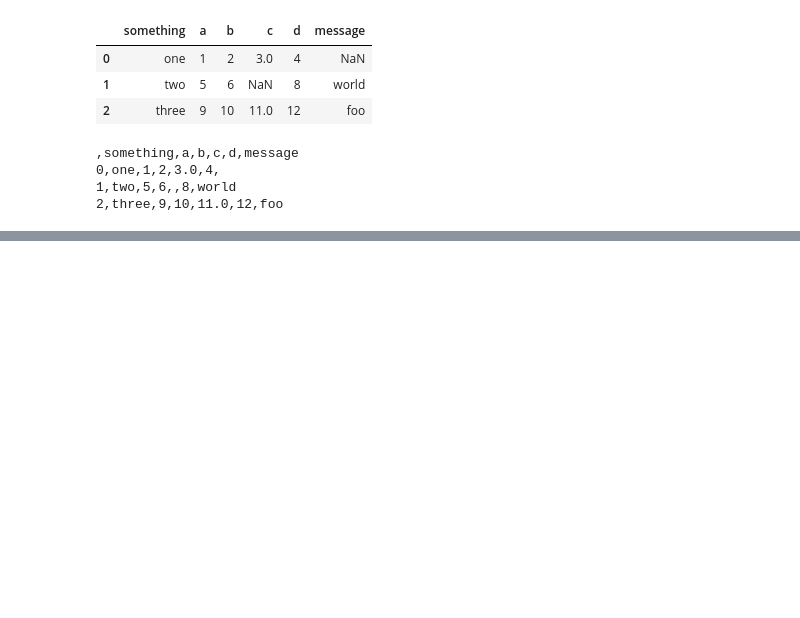
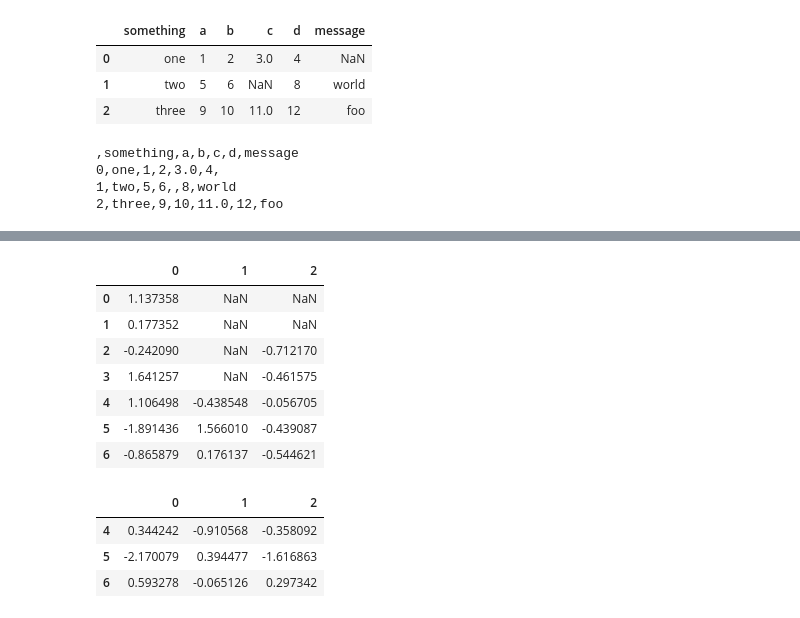
Before and after one commit to Chen-guoyi/Python-data-analysis, a Jupyter notebook: 利用 Python 进行数据分析（2nd）.ipynb, the cells around one changed output, grey strips where cells are left out. Saved outputs shown, nothing was run; the diff lists cells and outputs as text; code cells hidden in the pictures; blank space fills up the shorter version.

```diff
--- a/利用 Python 进行数据分析（2nd）.ipynb
+++ b/利用 Python 进行数据分析（2nd）.ipynb
@@ -1399,0 +1580,35 @@ data.to_csv('out.csv')
+# %%
+# 另一个滤除DataFrame行的问题涉及时间序列数据。
+# 假设你只想留下一部分观测数据，可以用thresh参数实现此目的：
+
+import pandas as pd
+from pandas import DataFrame
+import numpy as np
+
+df = pd.DataFrame(np.random.randn(7, 3))
+df.iloc[:4, 1] = NA
+df.iloc[:2, 2] = NA
+df
+# %% [output]
+|  | 0 | 1 | 2 |
+| 0 | 1.137358 | NaN | NaN |
+| 1 | 0.177352 | NaN | NaN |
+| 2 | -0.242090 | NaN | -0.712170 |
+| 3 | 1.641257 | NaN | -0.461575 |
+| 4 | 1.106498 | -0.438548 | -0.056705 |
+| 5 | -1.891436 | 1.566010 | -0.439087 |
+| 6 | -0.865879 | 0.176137 | -0.544621 |
+# %%
+import pandas as pd
+from pandas import DataFrame
+import numpy as np
+
+df = pd.DataFrame(np.random.randn(7, 3))
+df.iloc[:4, 1] = NA
+df.iloc[:2, 2] = NA
+df.dropna()  # dropna 默认丢弃任何含有缺失值的行
+# %% [output]
+|  | 0 | 1 | 2 |
+| 4 | 0.344242 | -0.910568 | -0.358092 |
+| 5 | -2.170079 | 0.394477 | -1.616863 |
+| 6 | 0.593278 | -0.065126 | 0.297342 |
```
Also changed, not shown: parts of 29 cells of this notebook.
